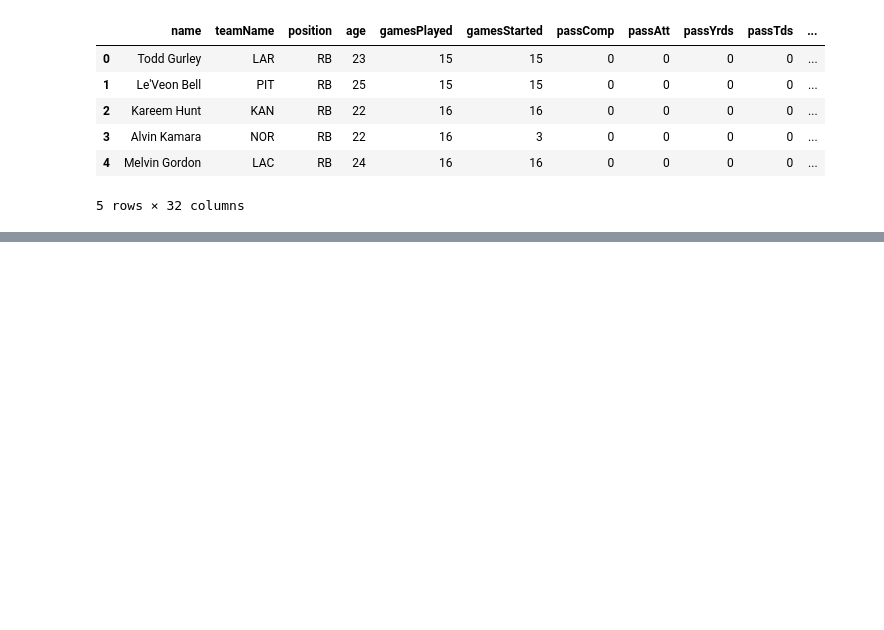
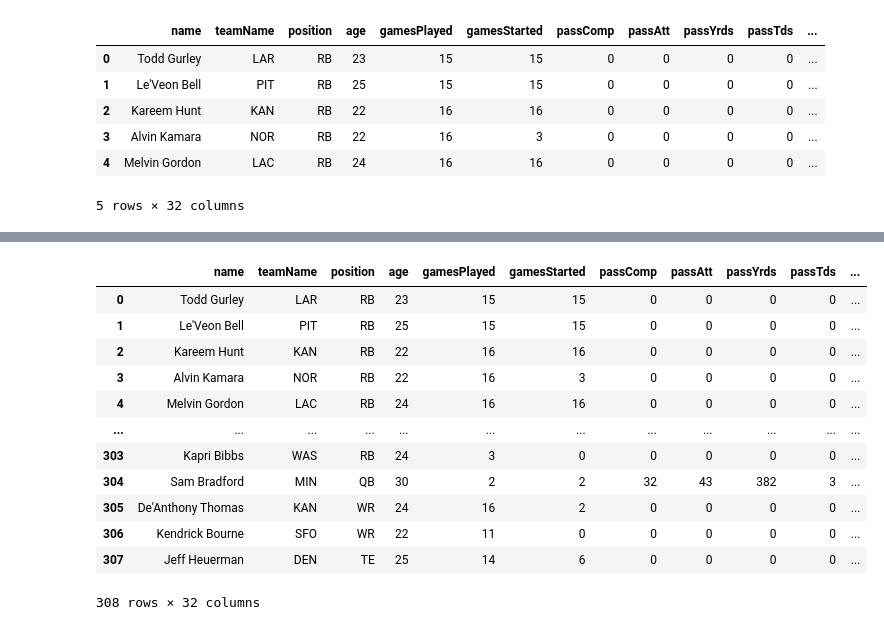
Before and after one commit to skumar1129/fantasy_football_predictor, a Jupyter notebook: model_trainer/ModelTrainer.ipynb, the cells around one changed output, grey strips where cells are left out. Cells and saved outputs as stored; diff of their text form; code cells hidden in the pictures; blank space fills up the shorter version.

```diff
--- a/model_trainer/ModelTrainer.ipynb
+++ b/model_trainer/ModelTrainer.ipynb
@@ -18,0 +363,16 @@ stats2017.head()
+# %%
+stats2017
+# %% [output]
+|  | name | teamName | position | age | gamesPlayed | gamesStarted | passComp | passAtt | passYrds | passTds | ... |
+| 0 | Todd Gurley | LAR | RB | 23 | 15 | 15 | 0 | 0 | 0 | 0 | ... |
+| 1 | Le'Veon Bell | PIT | RB | 25 | 15 | 15 | 0 | 0 | 0 | 0 | ... |
+| 2 | Kareem Hunt | KAN | RB | 22 | 16 | 16 | 0 | 0 | 0 | 0 | ... |
+| 3 | Alvin Kamara | NOR | RB | 22 | 16 | 3 | 0 | 0 | 0 | 0 | ... |
+| 4 | Melvin Gordon | LAC | RB | 24 | 16 | 16 | 0 | 0 | 0 | 0 | ... |
+| ... | ... | ... | ... | ... | ... | ... | ... | ... | ... | ... | ... |
+| 303 | Kapri Bibbs | WAS | RB | 24 | 3 | 0 | 0 | 0 | 0 | 0 | ... |
+| 304 | Sam Bradford | MIN | QB | 30 | 2 | 2 | 32 | 43 | 382 | 3 | ... |
+| 305 | De'Anthony Thomas | KAN | WR | 24 | 16 | 2 | 0 | 0 | 0 | 0 | ... |
+| 306 | Kendrick Bourne | SFO | WR | 22 | 11 | 0 | 0 | 0 | 0 | 0 | ... |
+| 307 | Jeff Heuerman | DEN | TE | 25 | 14 | 6 | 0 | 0 | 0 | 0 | ... |
+308 rows × 32 columns
```
Also changed, not shown: parts of 47 cells of this notebook, 23 other files.
